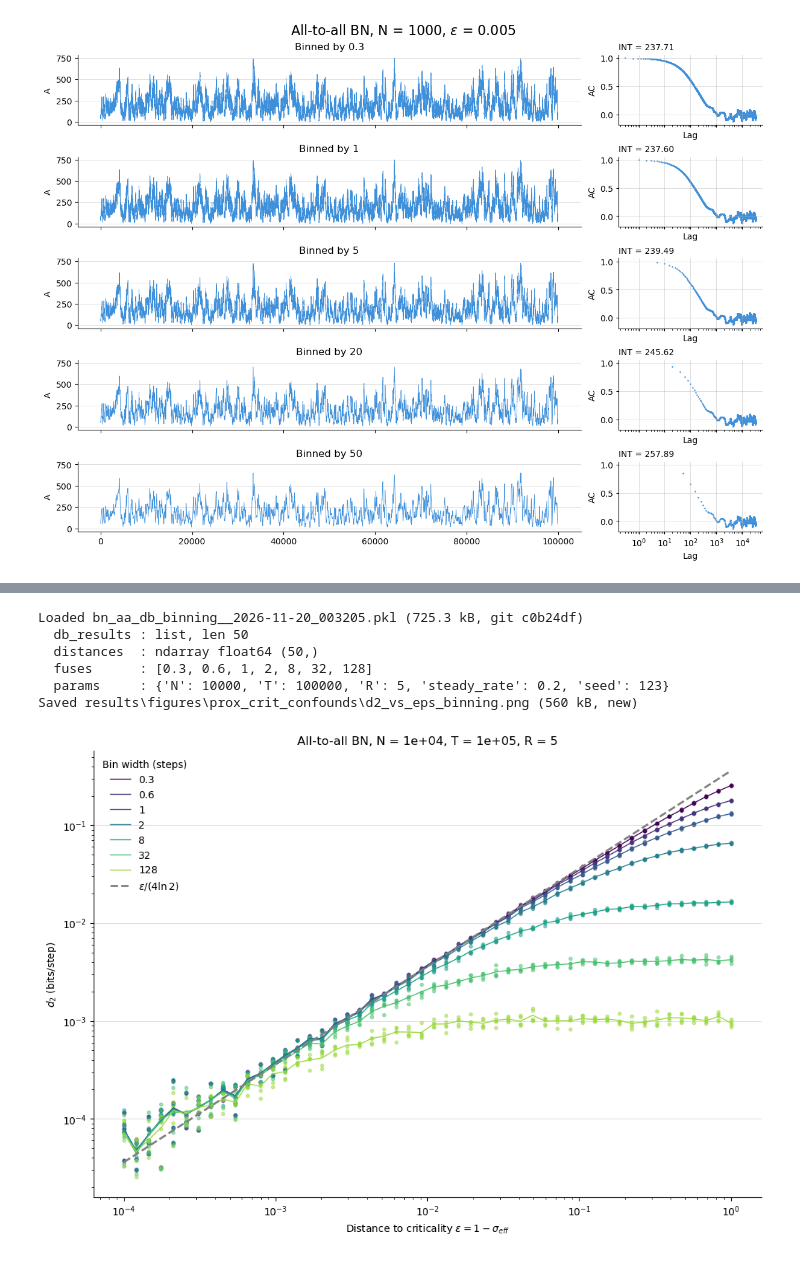
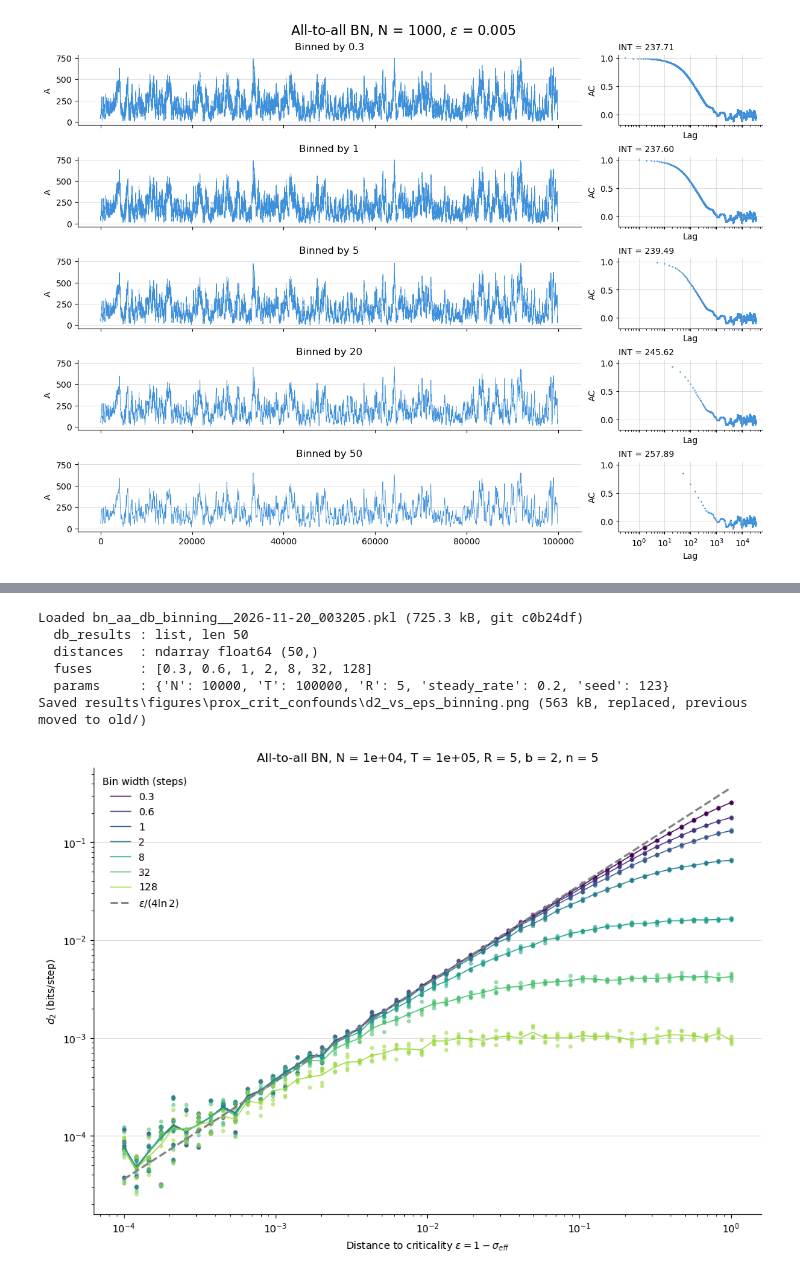
Before and after one commit to A-Potthoff/lab_rotation_1_Levina_Lab, a Jupyter notebook: notebooks/prox_crit_confounds/binning.ipynb, the cells around one changed output, grey strips where cells are left out. Drawn from its saved outputs; the diff is of its cells as text; code cells hidden in the pictures.

Commit message:
confounds: d_b settings (b, n) in the sweep plot titles; re-saved binning figure
Co-Authored-By: Claude Opus 5.5 <noreply@anthropic.com>

```diff
--- a/notebooks/prox_crit_confounds/binning.ipynb
+++ b/notebooks/prox_crit_confounds/binning.ipynb
@@ -187,25 +187,25 @@ distance 12/50 done
 # %%
 # plot it
 data = load(
     "bn_aa_db_binning" + ("_debug" if debugging else "")
 )  # after a kernel restart: load("bn_aa_db_binning") gets the newest run
 
 p = data.params
 fig, ax = plot_d2_sweep(
     distances=data.distances,
     db_results=data.db_results,
     values=data.fuses,
     legend_title="Bin width (steps)",
-    title=rf"All-to-all BN, N = {p['N']:.4g}, T = {p['T']:.4g}, R = {p['R']:.4g}",
+    title=rf"All-to-all BN, N = {p['N']:.4g}, T = {p['T']:.4g}, R = {p['R']:.4g}, b = {CALC_DB_DEFAULTS['b']}, n = {CALC_DB_DEFAULTS['order']}",
 )
 if save_figures and not debugging:
     save_fig(fig, "prox_crit_confounds/d2_vs_eps_binning")
 plt.show()
 # %% [output]
 Loaded bn_aa_db_binning__2026-11-20_003205.pkl (725.3 kB, git c0b24df)
   db_results : list, len 50
   distances  : ndarray float64 (50,)
   fuses      : [0.3, 0.6, 1, 2, 8, 32, 128]
   params     : {'N': 10000, 'T': 100000, 'R': 5, 'steady_rate': 0.2, 'seed': 123}
-Saved results\figures\prox_crit_confounds\d2_vs_eps_binning.png (560 kB, new)
+Saved results\figures\prox_crit_confounds\d2_vs_eps_binning.png (563 kB, replaced, previous moved to old/)
-[figure, old version]
+[figure, new version]
```
Also changed, not shown: 6 other files.
